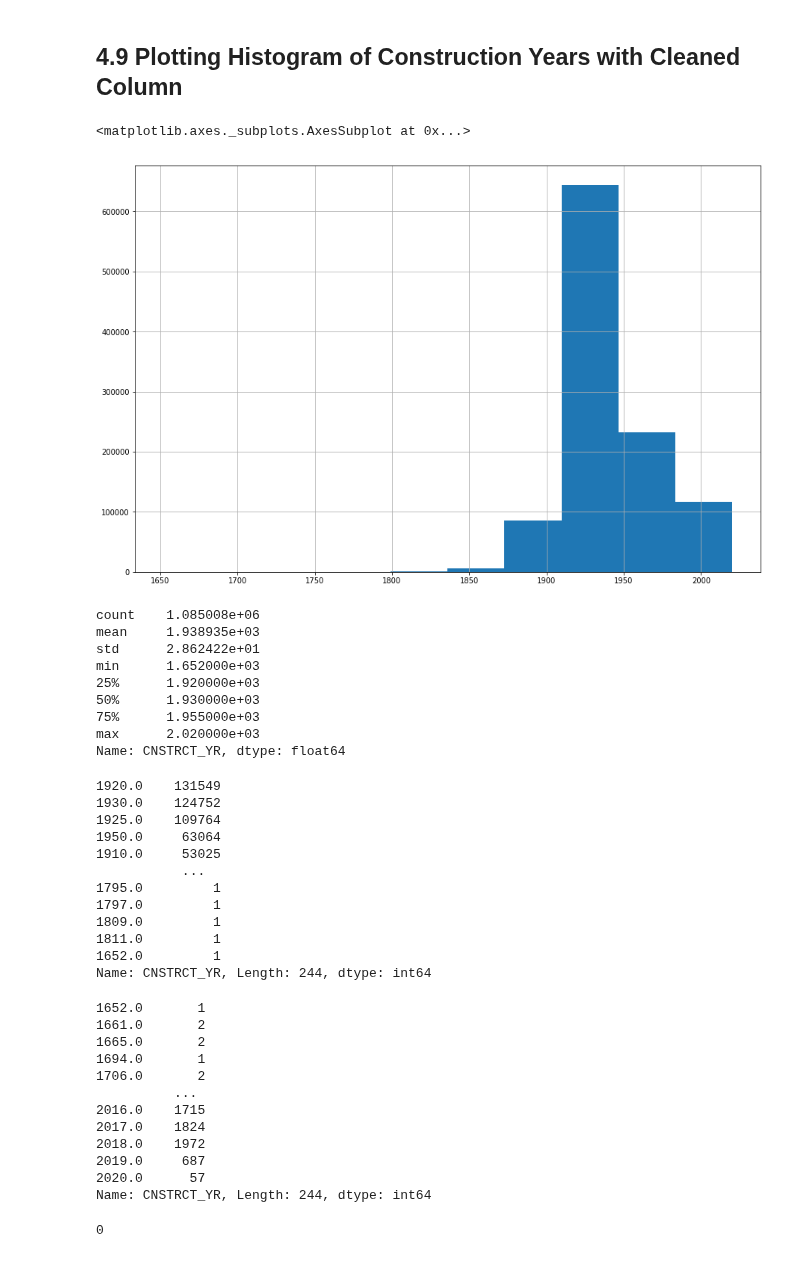
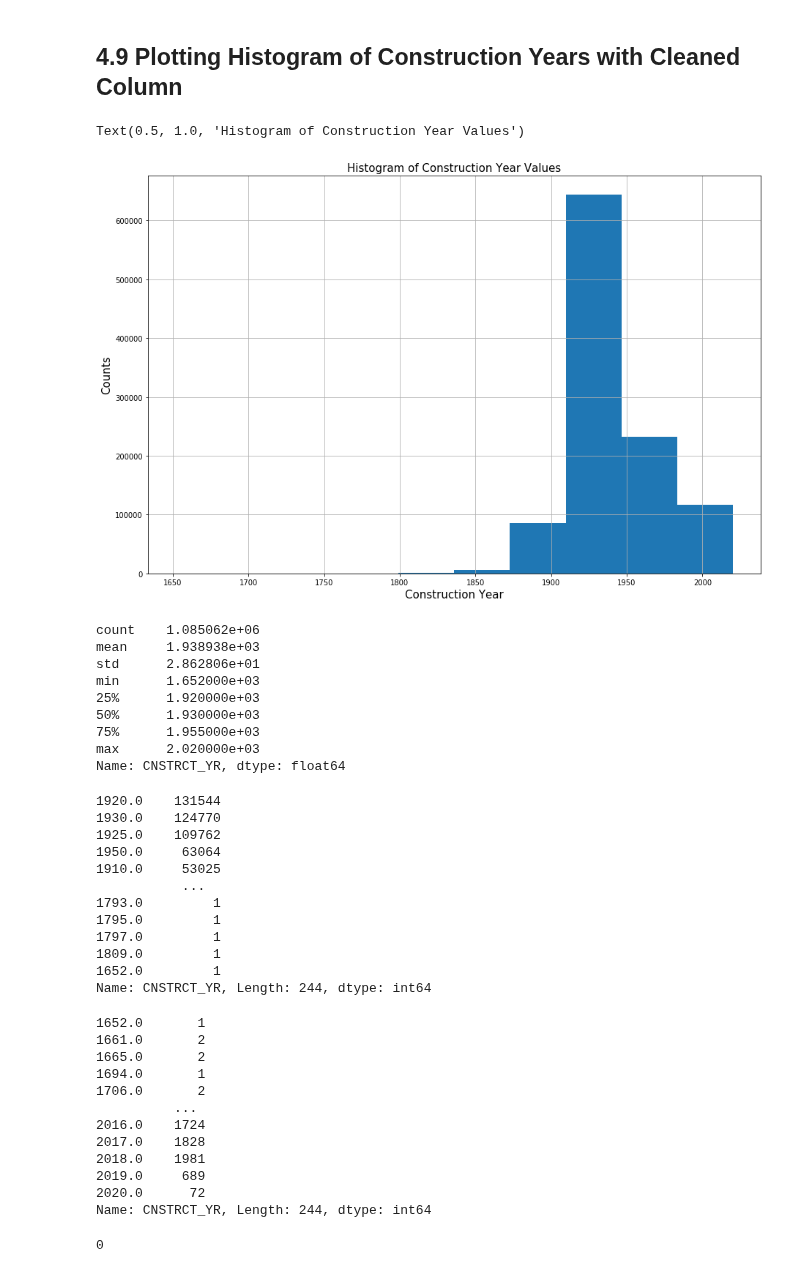
Before and after one commit to mebauer/data-analysis-using-python, a Jupyter notebook: 2-data-cleaning-wrangling/2-data-cleaning-wrangling.ipynb, the cells around one changed output. Cells and saved outputs as stored; diff of their text form; code cells hidden in the pictures.

```diff
--- a/2-data-cleaning-wrangling/2-data-cleaning-wrangling.ipynb
+++ b/2-data-cleaning-wrangling/2-data-cleaning-wrangling.ipynb
@@ -94,6 +101,6 @@ Documention for installing watermark: https://github.com/rasbt/watermark
 # %%
 # setting the link of our data (a static csv file) as the name 'url'
-url = 'https://data.cityofnewyork.us/api/views/jri4-z6fk/rows.csv?accessType=DOWNLOAD'
+url = 'https://data.cityofnewyork.us/api/views/sg74-jpj5/rows.csv?accessType=DOWNLOAD'
 
 # reading in our data as a pandas dataframe and setting the name to'building_footprints'
 building_footprints = pd.read_csv(url)
@@ -544,16 +570,19 @@ building_footprints.sort_values('CNSTRCT_YR',ascending=False).head()
 # %%
 # making a histogram of our 'CNSTRCT_YR' column with 10 bins
 building_footprints['CNSTRCT_YR'].hist(figsize=(15,10))
+plt.xlabel('Construction Year', fontsize=15)
+plt.ylabel('Counts', fontsize=15)
+plt.title('Histogram of Construction Year Values', fontsize=15)
 # %% [output]
-<matplotlib.axes._subplots.AxesSubplot at 0x...>
+Text(0.5, 1.0, 'Histogram of Construction Year Values')
-[figure, old version]
+[figure, new version]
 # %%
 # printing descriptive statistics of our 'CNSTRCT_YR' column
 building_footprints['CNSTRCT_YR'].describe()
 # %% [output]
-count    1.085008e+06
-mean     1.938935e+03
-std      2.862422e+01
+count    1.085062e+06
+mean     1.938938e+03
+std      2.862806e+01
 min      1.652000e+03
 25%      1.920000e+03
 50%      1.930000e+03
@@ -564,16 +593,16 @@ Name: CNSTRCT_YR, dtype: float64
 # return counts of unique values in descending order of our'CNSTRCT_YR' column
 building_footprints['CNSTRCT_YR'].value_counts()
 # %% [output]
-1920.0    131549
-1930.0    124752
-1925.0    109764
+1920.0    131544
+1930.0    124770
+1925.0    109762
 1950.0     63064
 1910.0     53025
            ...
+1793.0         1
 1795.0         1
 1797.0         1
 1809.0         1
-1811.0         1
 1652.0         1
 Name: CNSTRCT_YR, Length: 244, dtype: int64
 # %%
@@ -586,11 +615,11 @@ building_footprints['CNSTRCT_YR'].value_counts().sort_index()
 1694.0       1
 1706.0       2
           ...
-2016.0    1715
-2017.0    1824
-2018.0    1972
-2019.0     687
-2020.0      57
+2016.0    1724
+2017.0    1828
+2018.0    1981
+2019.0     689
+2020.0      72
 Name: CNSTRCT_YR, Length: 244, dtype: int64
 # %%
 # summing null/na values in our 'CNSTRCT_YR' column
```
Also changed, not shown: parts of 73 cells of this notebook, 1 other file.
